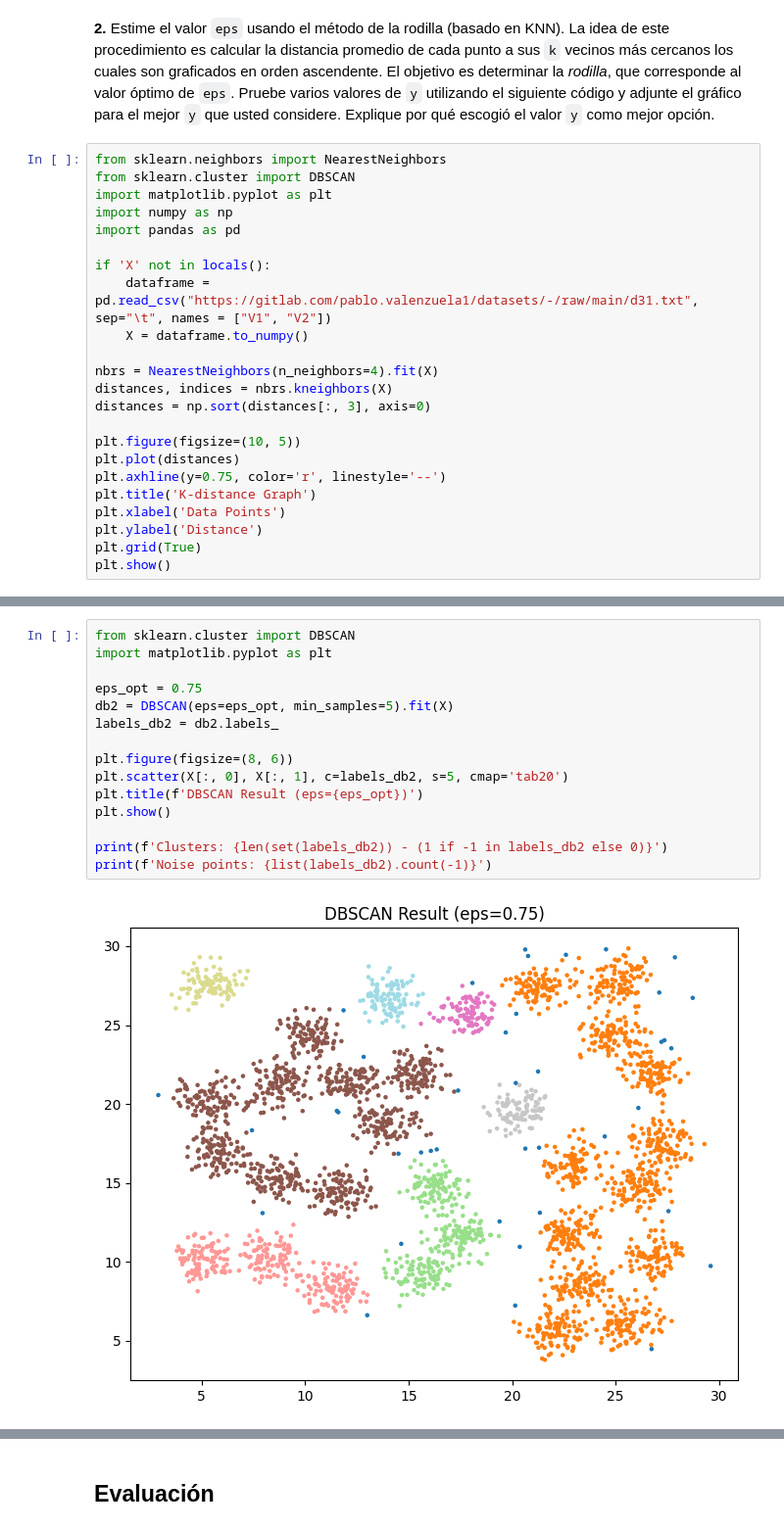
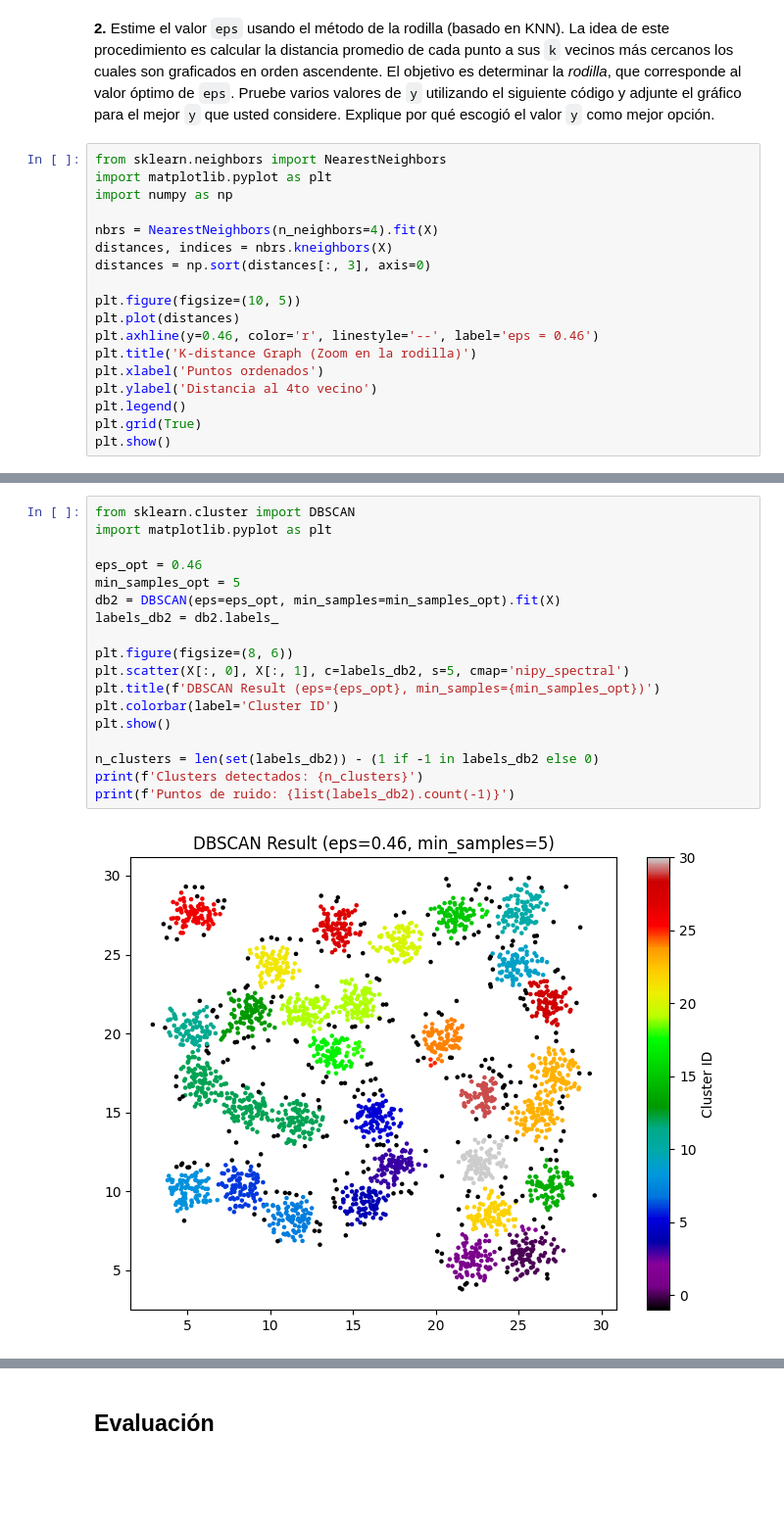
Before and after one commit to ohc7u7/Laboratorio-de-datos, a Jupyter notebook: Laboratorio_de_Datos.ipynb, the cells around one changed output, grey strips where cells are left out. Shown at 98% size. Cells and saved outputs as stored; diff of their text form; blank space fills up the shorter version.

```diff
--- a/Laboratorio_de_Datos.ipynb
+++ b/Laboratorio_de_Datos.ipynb
@@ -113,14 +139,8 @@ plt.show()
 **2.** Estime el valor `eps` usando el método de la rodilla (basado en KNN). La idea de este procedimiento es calcular la distancia promedio de cada punto a sus `k` vecinos más cercanos los cuales son graficados en orden ascendente. El objetivo es determinar la *rodilla*, que corresponde al valor óptimo de `eps`. Pruebe varios valores de `y` utilizando el siguiente código y adjunte el gráfico para el mejor `y` que usted considere. Explique por qué escogió el valor `y` como mejor opción.
 # %%
 from sklearn.neighbors import NearestNeighbors
-from sklearn.cluster import DBSCAN
 import matplotlib.pyplot as plt
 import numpy as np
-import pandas as pd
-
-if 'X' not in locals():
-    dataframe = pd.read_csv("https://gitlab.com/pablo.valenzuela1/datasets/-/raw/main/d31.txt", sep="\t", names = ["V1", "V2"])
-    X = dataframe.to_numpy()
 
 nbrs = NearestNeighbors(n_neighbors=4).fit(X)
 distances, indices = nbrs.kneighbors(X)
@@ -128,10 +148,11 @@ distances = np.sort(distances[:, 3], axis=0)
 
 plt.figure(figsize=(10, 5))
 plt.plot(distances)
-plt.axhline(y=0.75, color='r', linestyle='--')
-plt.title('K-distance Graph')
-plt.xlabel('Data Points')
-plt.ylabel('Distance')
+plt.axhline(y=0.46, color='r', linestyle='--', label='eps = 0.46')
+plt.title('K-distance Graph (Zoom en la rodilla)')
+plt.xlabel('Puntos ordenados')
+plt.ylabel('Distancia al 4to vecino')
+plt.legend()
 plt.grid(True)
 plt.show()
 # %% [output]
@@ -141,17 +164,20 @@ plt.show()
 # %%
 from sklearn.cluster import DBSCAN
 import matplotlib.pyplot as plt
 
-eps_opt = 0.75
-db2 = DBSCAN(eps=eps_opt, min_samples=5).fit(X)
+eps_opt = 0.46
+min_samples_opt = 5
+db2 = DBSCAN(eps=eps_opt, min_samples=min_samples_opt).fit(X)
 labels_db2 = db2.labels_
 
 plt.figure(figsize=(8, 6))
-plt.scatter(X[:, 0], X[:, 1], c=labels_db2, s=5, cmap='tab20')
-plt.title(f'DBSCAN Result (eps={eps_opt})')
+plt.scatter(X[:, 0], X[:, 1], c=labels_db2, s=5, cmap='nipy_spectral')
+plt.title(f'DBSCAN Result (eps={eps_opt}, min_samples={min_samples_opt})')
+plt.colorbar(label='Cluster ID')
 plt.show()
 
-print(f'Clusters: {len(set(labels_db2)) - (1 if -1 in labels_db2 else 0)}')
-print(f'Noise points: {list(labels_db2).count(-1)}')
+n_clusters = len(set(labels_db2)) - (1 if -1 in labels_db2 else 0)
+print(f'Clusters detectados: {n_clusters}')
+print(f'Puntos de ruido: {list(labels_db2).count(-1)}')
 # %% [output]
-[figure, old version]
+[figure, new version]
```
Also changed, not shown: parts of 15 cells of this notebook.
